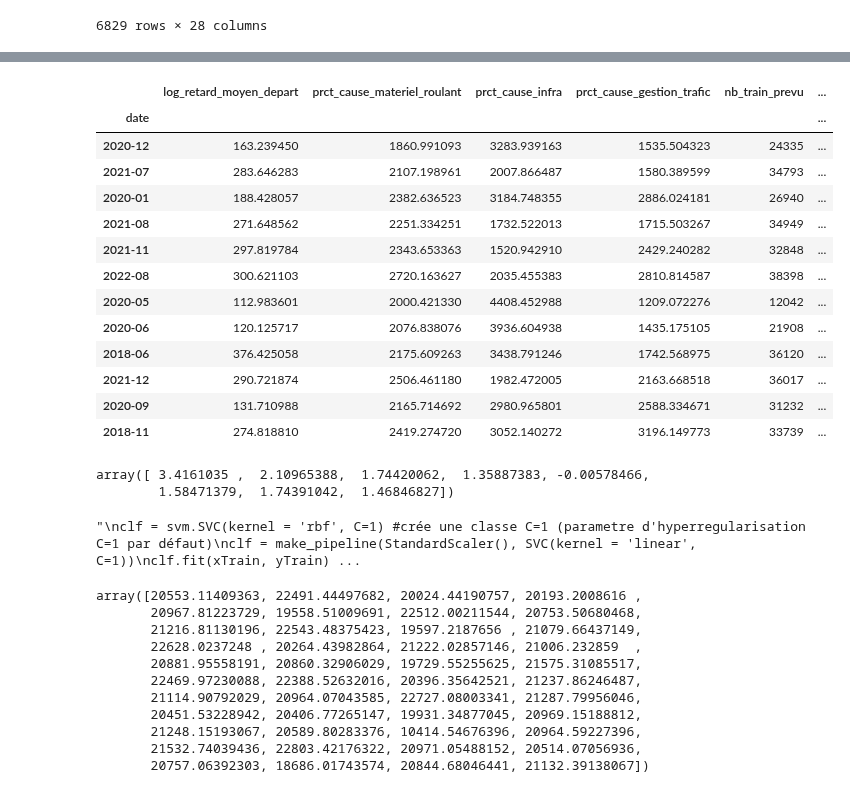
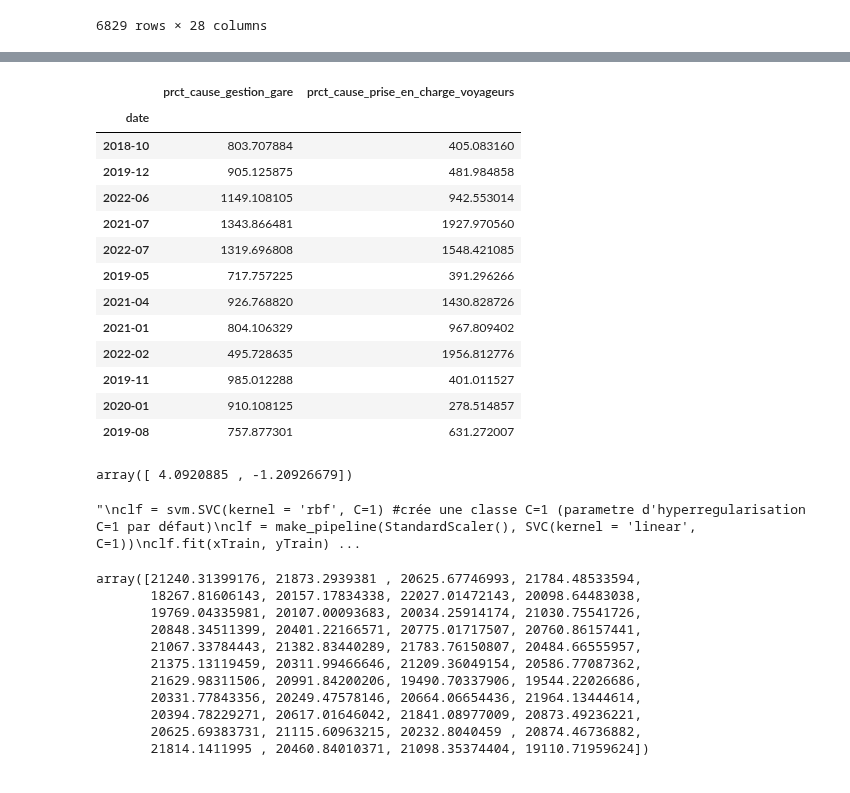
Before and after one commit to DiegoRenaud/Exercice, a Jupyter notebook: Retards_causes_reg.ipynb, the cells around one changed output, grey strips where cells are left out. Drawn from its saved outputs; the diff is of its cells as text; code cells hidden in the pictures.

```diff
--- a/Retards_causes_reg.ipynb
+++ b/Retards_causes_reg.ipynb
@@ -90,26 +90,26 @@ df_retards.head()
 | 2018-04 | 22016 | 279.743754 | 2958.740950 | 2805.491754 | 2241.162929 | ... |
 | 2018-05 | 19996 | 368.968815 | 2387.350354 | 1995.982465 | 1647.073663 | ... |
 # %%
-x = df_retards[['log_retard_moyen_depart','prct_cause_materiel_roulant', 'prct_cause_infra','prct_cause_gestion_trafic','nb_train_prevu', 'prct_cause_externe','prct_cause_gestion_gare', 'prct_cause_prise_en_charge_voyageurs']]
+x = df_retards[['prct_cause_gestion_gare', 'prct_cause_prise_en_charge_voyageurs']]
 y = df_retards[['duree_moyenne']].values.ravel()
 
 xTrain, xTest, yTrain, yTest = train_test_split(x, y, test_size=0.2, train_size=0.8)
 xTest
 # %% [output]
-|  | log_retard_moyen_depart | prct_cause_materiel_roulant | prct_cause_infra | prct_cause_gestion_trafic | nb_train_prevu | ... |
-| date |  |  |  |  |  | ... |
-| 2020-12 | 163.239450 | 1860.991093 | 3283.939163 | 1535.504323 | 24335 | ... |
-| 2021-07 | 283.646283 | 2107.198961 | 2007.866487 | 1580.389599 | 34793 | ... |
-| 2020-01 | 188.428057 | 2382.636523 | 3184.748355 | 2886.024181 | 26940 | ... |
-| 2021-08 | 271.648562 | 2251.334251 | 1732.522013 | 1715.503267 | 34949 | ... |
-| 2021-11 | 297.819784 | 2343.653363 | 1520.942910 | 2429.240282 | 32848 | ... |
-| 2022-08 | 300.621103 | 2720.163627 | 2035.455383 | 2810.814587 | 38398 | ... |
-| 2020-05 | 112.983601 | 2000.421330 | 4408.452988 | 1209.072276 | 12042 | ... |
-| 2020-06 | 120.125717 | 2076.838076 | 3936.604938 | 1435.175105 | 21908 | ... |
-| 2018-06 | 376.425058 | 2175.609263 | 3438.791246 | 1742.568975 | 36120 | ... |
-| 2021-12 | 290.721874 | 2506.461180 | 1982.472005 | 2163.668518 | 36017 | ... |
-| 2020-09 | 131.710988 | 2165.714692 | 2980.965801 | 2588.334671 | 31232 | ... |
-| 2018-11 | 274.818810 | 2419.274720 | 3052.140272 | 3196.149773 | 33739 | ... |
+|  | prct_cause_gestion_gare | prct_cause_prise_en_charge_voyageurs |
+| date |  |  |
+| 2018-10 | 803.707884 | 405.083160 |
+| 2019-12 | 905.125875 | 481.984858 |
+| 2022-06 | 1149.108105 | 942.553014 |
+| 2021-07 | 1343.866481 | 1927.970560 |
+| 2022-07 | 1319.696808 | 1548.421085 |
+| 2019-05 | 717.757225 | 391.296266 |
+| 2021-04 | 926.768820 | 1430.828726 |
+| 2021-01 | 804.106329 | 967.809402 |
+| 2022-02 | 495.728635 | 1956.812776 |
+| 2019-11 | 985.012288 | 401.011527 |
+| 2020-01 | 910.108125 | 278.514857 |
+| 2019-08 | 757.877301 | 631.272007 |
 # %%
 #on fait la regression lineaire
 reg = LinearRegression()
@@ -117,8 +117,7 @@ reg.fit(xTrain, yTrain) #estime les coeffs
 reg.coef_
 #reg.intercept_
 # %% [output]
-array([ 3.4161035 ,  2.10965388,  1.74420062,  1.35887383, -0.00578466,
-        1.58471379,  1.74391042,  1.46846827])
+array([ 4.0920885 , -1.20926679])
 # %%
 """
 clf = svm.SVC(kernel = 'rbf', C=1) #crée une classe C=1 (parametre d'hyperregularisation C=1 par défaut)
@@ -133,14 +132,14 @@ yPred = clf.predict(xTrain)
 yPred = reg.predict(xTrain)
 yPred
 # %% [output]
-array([20553.11409363, 22491.44497682, 20024.44190757, 20193.2008616 ,
-       20967.81223729, 19558.51009691, 22512.00211544, 20753.50680468,
-       21216.81130196, 22543.48375423, 19597.2187656 , 21079.66437149,
-       22628.0237248 , 20264.43982864, 21222.02857146, 21006.232859  ,
-       20881.95558191, 20860.32906029, 19729.55255625, 21575.31085517,
-       22469.97230088, 22388.52632016, 20396.35642521, 21237.86246487,
-       21114.90792029, 20964.07043585, 22727.08003341, 21287.79956046,
-       20451.53228942, 20406.77265147, 19931.34877045, 20969.15188812,
-       21248.15193067, 20589.80283376, 10414.54676396, 20964.59227396,
-       21532.74039436, 22803.42176322, 20971.05488152, 20514.07056936,
-       20757.06392303, 18686.01743574, 20844.68046441, 21132.39138067])
+array([21240.31399176, 21873.2939381 , 20625.67746993, 21784.48533594,
+       18267.81606143, 20157.17834338, 22027.01472143, 20098.64483038,
+       19769.04335981, 20107.00093683, 20034.25914174, 21030.75541726,
+       20848.34511399, 20401.22166571, 20775.01717507, 20760.86157441,
+       21067.33784443, 21382.83440289, 21783.76150807, 20484.66555957,
+       21375.13119459, 20311.99466646, 21209.36049154, 20586.77087362,
+       21629.98311506, 20991.84200206, 19490.70337906, 19544.22026686,
+       20331.77843356, 20249.47578146, 20664.06654436, 21964.13444614,
+       20394.78229271, 20617.01646042, 21841.08977009, 20873.49236221,
+       20625.69383731, 21115.60963215, 20232.8040459 , 20874.46736882,
+       21814.1411995 , 20460.84010371, 21098.35374404, 19110.71959624])
```
Also changed, not shown: parts of 9 cells of this notebook.
